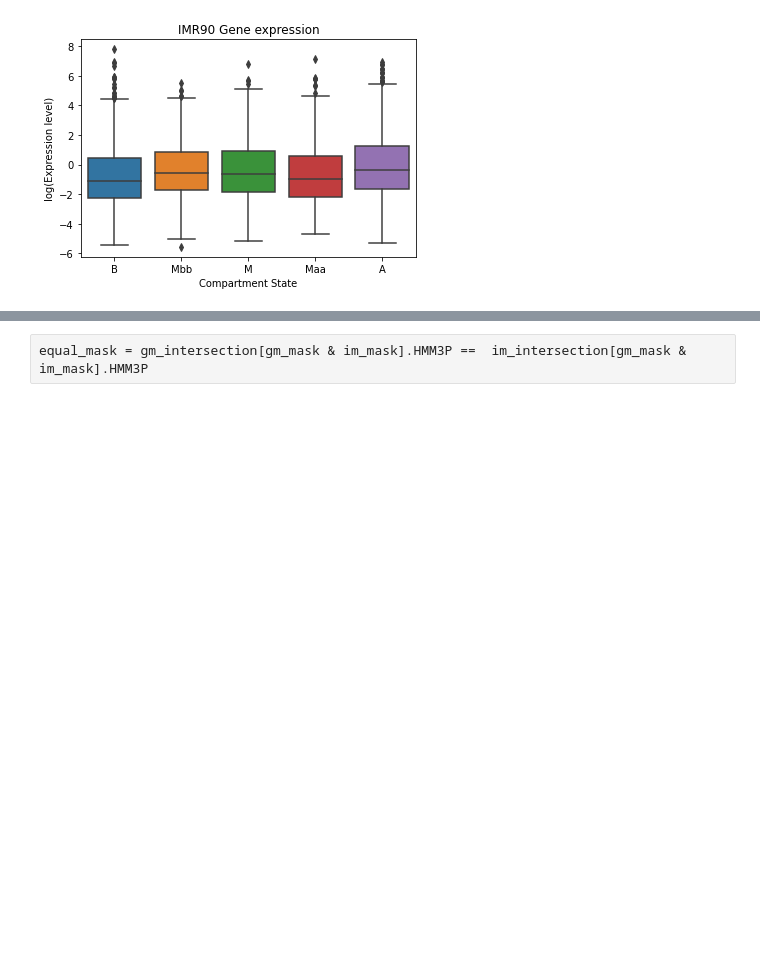
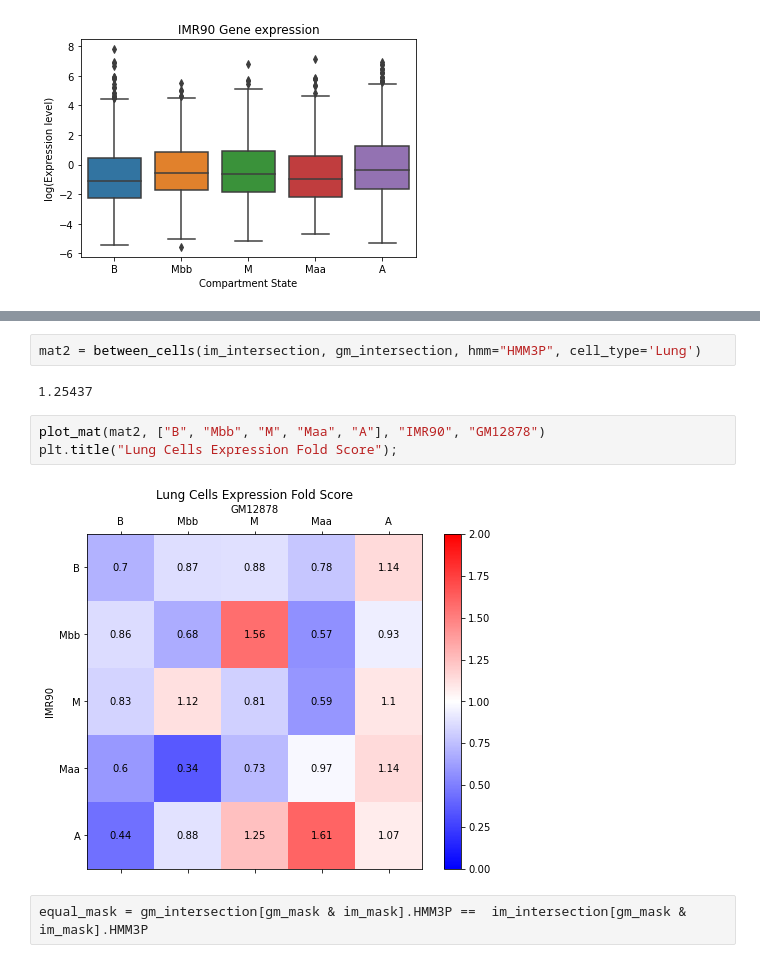
Before and after one commit to luisdiaz1997/HMM3P, a Jupyter notebook: notebooks/Figure 4 - Gene expression multicell.ipynb, the cells around one changed output, grey strips where cells are left out. Cells and saved outputs as stored; diff of their text form; blank space fills up the shorter version.

```diff
--- a/notebooks/Figure 4 - Gene expression multicell.ipynb
+++ b/notebooks/Figure 4 - Gene expression multicell.ipynb
@@ -133,3 +174,12 @@ Text(0, 0.5, 'log(Expression level)')
+# %%
+mat2 = between_cells(im_intersection, gm_intersection, hmm="HMM3P", cell_type='Lung')
+# %% [output]
+1.25437
+# %%
+plot_mat(mat2, ["B", "Mbb", "M", "Maa", "A"], "IMR90", "GM12878")
+plt.title("Lung Cells Expression Fold Score");
+# %% [output]
+[figure, added]
 # %%
 equal_mask = gm_intersection[gm_mask & im_mask].HMM3P ==  im_intersection[gm_mask & im_mask].HMM3P
 # %%
```
Also changed, not shown: parts of 4 cells of this notebook, 5 other files.
